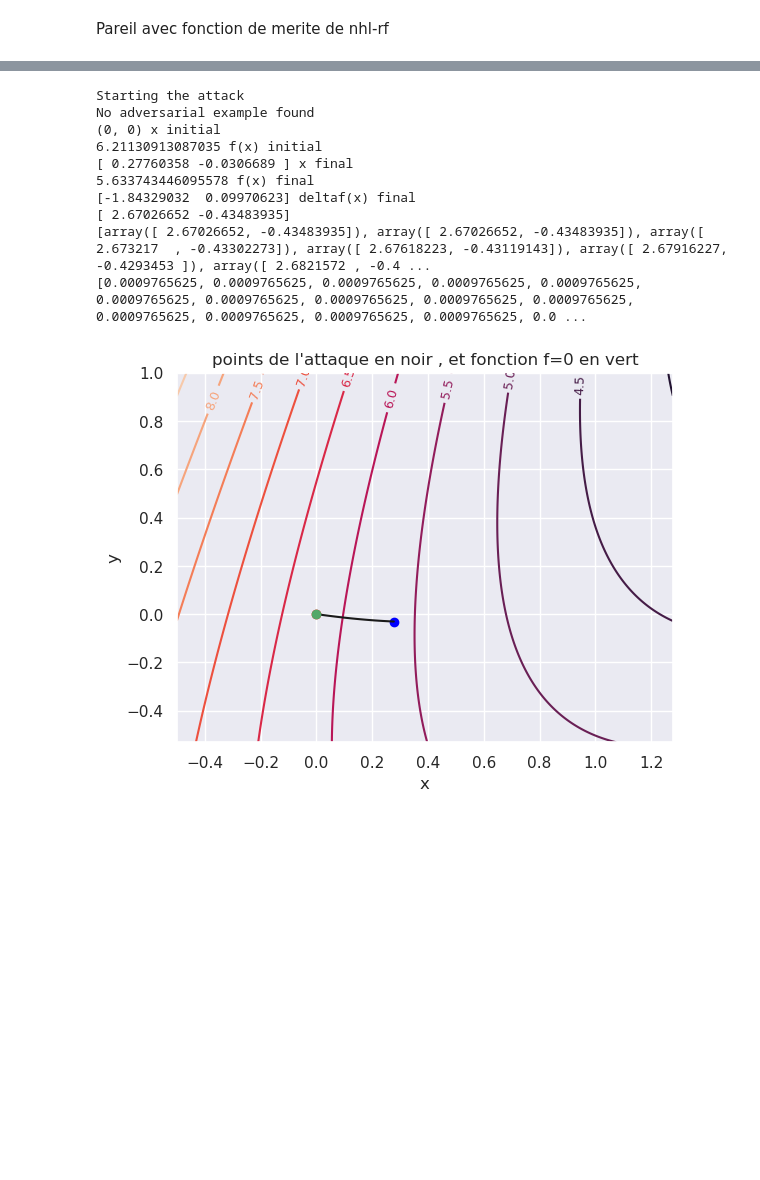
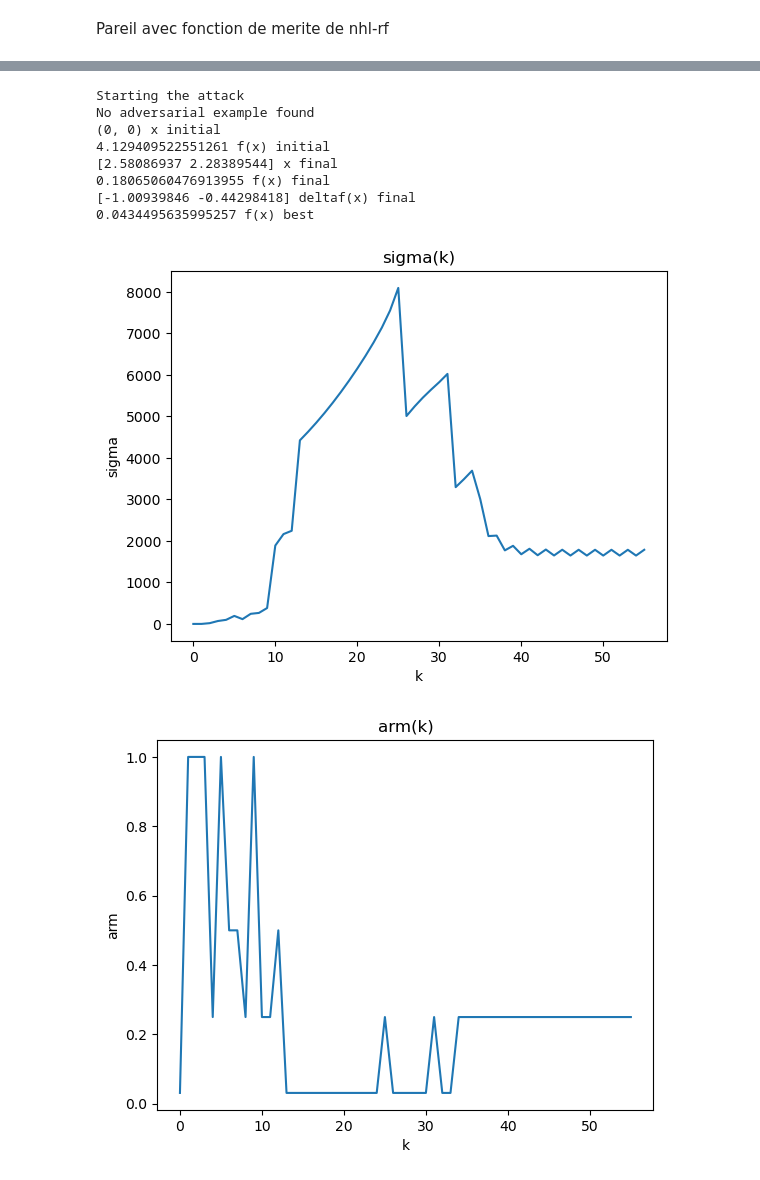
Before and after one commit to p-chaurand/HLRF, a Jupyter notebook: HLRF_2d/hlrf_divers_test.ipynb, the cells around one changed output, grey strips where cells are left out. Cells and saved outputs as stored; diff of their text form; code cells hidden in the pictures; blank space fills up the shorter version.

```diff
--- a/HLRF_2d/hlrf_divers_test.ipynb
+++ b/HLRF_2d/hlrf_divers_test.ipynb
@@ -307,7 +441,7 @@ Pareil avec fonction de merite de nhl-rf
 #test the attack
 print(f((0,0)))
 print(deltaf((0,0)))
-attack = nHLRF_attack(f,deltaf,maxiter=1000,omega=0.1,omega2=0.9)
+attack = nHLRF_attack(f,deltaf,maxiter=100,omega=0.1,omega2=0.9)
 attack()
 print(attack.x,"x final")
 print(attack.fs[-1],"f(x) final")
@@ -335,7 +469,7 @@ plt.show()
 #the points xi are in blue
 #the points x0 and x are in green
 #the points xk and xk+1 are linked by a line in black
-sns.set()
+
 x = np.linspace(x_min,x_max,1000)
 y = np.linspace(y_min,y_max,1000)
 X,Y = np.meshgrid(x,y)
@@ -343,6 +477,7 @@ Z = np.zeros((1000,1000))
 for i in range(1000):
 	for j in range(1000):
 		Z[i,j] = f((X[i,j],Y[i,j]))
+
 
 fig, ax = plt.subplots()
 cs = ax.contour(X,Y,Z,levels=[-10,-9,-8,-7,-6,-5,-4,-3,-2,-1,0,1,2,3,4,5,6])
@@ -352,6 +487,7 @@ xs_x = [x[0] for x in attack.xs]
 xs_y = [x[1] for x in attack.xs]
 ax.plot(xs_x,xs_y,'-k')
 ax.plot(xs_x[0],xs_y[0],'og')
+ax.scatter(attack.best_x[0],attack.best_x[1],color='blue')
 ax.scatter(attack.x[0],attack.x[1],color='blue')
 #ax.scatter(xi[:,0],xi[:,1],color='blue')
 ax.scatter(0,0,color='red')
@@ -361,11 +497,19 @@ ax.set_title('points de l\'attaque en noir , et fonction f=0 en rouge')
 plt.show()
 
 #plot the function f at the points x0,x1,...,xk with seaborn
-sns.set()
+
 plt.subplots()
 plt.plot(attack.fs)
 plt.xlabel('k')
 plt.ylabel('f(xk)')
 plt.title('f(xk) en fonction de k')
 plt.show()
+
+norm_delta_f = [np.linalg.norm(x) for x in attack.dfs]
+plt.subplots()
+plt.plot(norm_delta_f)
+plt.xlabel('k')
+plt.ylabel('norm deltaf(xk)')
+plt.title('norm delta f(xk) en fonction de k')
+plt.show()
 # %% [output]
@@ -442,14 +606,12 @@ No adversarial example found
 # %%
-attack = nHLRF_attack(g,delta_g,maxiter=100,omega=0.1,omega2=0.9,x0=(0,0))
+attack = nHLRF_attack(g,delta_g,maxiter=500,omega=0.1,omega2=0.9,x0=(0,0),epsilon=0.1)
 attack()
 print(attack.xs[0],"x initial")
 print(attack.fs[0],"f(x) initial")
 print(attack.x,"x final")
 print(attack.fs[-1],"f(x) final")
 print(attack.dfs[-1],"deltaf(x) final")
-print(attack.ds[0])
-print(attack.ds,'descent dir')
-print(attack.arm,'armijo')
+print(attack.f(attack.best_x),"f(x) best")
 
 
 x_attack = [x[0] for x in attack.xs]
@@ -459,6 +621,29 @@ x_max = max(x_attack) + 1
 y_min = min(y_attack) - 0.5
 y_max = max(y_attack) + 1
 
+fig,ax = plt.subplots()
+ax.plot(attack.sigmas)
+ax.set_xlabel('k')
+ax.set_ylabel('sigma')
+ax.set_title('sigma(k)')
+plt.show()
+
+
+fig,ax = plt.subplots()
+ax.plot(attack.arm)
+ax.set_xlabel('k')
+ax.set_ylabel('arm')
+ax.set_title('arm(k)')
+plt.show()
+
+
+fig,ax = plt.subplots()
+norm = [np.linalg.norm(x) for x in attack.dfs]
+ax.plot(norm)
+ax.set_xlabel('k')
+ax.set_ylabel('norm')
+ax.set_title('norm of deltaf(k)')
+plt.show()
 
 #plot the results of the attack and the function f and its gradient deltaf in the plane R^2 with seaborn
 #the point x such that f(x)=0 is in red
@@ -466,41 +651,51 @@ y_max = max(y_attack) + 1
 #the points x0 and x are in green
 #the points xk and xk+1 are linked by a line in black
 
 
 
-sns.set()
+
 x = np.linspace(x_min,x_max,1000)
 y = np.linspace(y_min,y_max,1000)
 X,Y = np.meshgrid(x,y)
 Z = np.zeros((1000,1000))
 for i in range(1000):
 	for j in range(1000):
 		Z[i,j] = g((X[i,j],Y[i,j]))
 
 fig, ax = plt.subplots()
 cs = ax.contour(X,Y,Z,10)
 ax.clabel(cs, fontsize=9, inline=True)
 ax.contour(X,Y,Z,levels=[0],colors='green')
 xs_x = [x[0] for x in attack.xs]
 xs_y = [x[1] for x in attack.xs]
 ax.plot(xs_x,xs_y,'-k')
-ax.plot(xs_x[0],xs_y[0],'og')
 ax.scatter(attack.x[0],attack.x[1],color='blue')
 #ax.scatter(xi[:,0],xi[:,1],color='blue')
-ax.scatter(0,0,color='red')
+ax.scatter(attack.xs[0][0],attack.xs[0][1],color='green')
 ax.set_xlabel('x')
 ax.set_ylabel('y')
 ax.set_title('points de l\'attaque en noir , et fonction f=0 en vert')
 plt.show()
+
+# print the angle between the gradient of f and the descent direction
+# the angle should be close to 0°
+angles = []
+for i in range(len(attack.dfs)):
+	angles.append(np.arccos(np.dot(attack.dfs[i],attack.ds[i])/(np.linalg.norm(attack.dfs[i])*np.linalg.norm(attack.ds[i]))))
+fig,ax = plt.subplots()
+ax.plot(angles)
+ax.set_xlabel('k')
+ax.set_ylabel('angle')
+ax.set_title('angle between deltaf(k) and deltaf(k+1)')
+plt.show()
 # %% [output]
 Starting the attack
 No adversarial example found
 (0, 0) x initial
-6.21130913087035 f(x) initial
-[ 0.27760358 -0.0306689 ] x final
-5.633743446095578 f(x) final
-[-1.84329032  0.09970623] deltaf(x) final
-[ 2.67026652 -0.43483935]
-[array([ 2.67026652, -0.43483935]), array([ 2.67026652, -0.43483935]), array([ 2.673217  , -0.43302273]), array([ 2.67618223, -0.43119143]), array([ 2.67916227, -0.4293453 ]), array([ 2.6821572 , -0.4 ...
-[0.0009765625, 0.0009765625, 0.0009765625, 0.0009765625, 0.0009765625, 0.0009765625, 0.0009765625, 0.0009765625, 0.0009765625, 0.0009765625, 0.0009765625, 0.0009765625, 0.0009765625, 0.0009765625, 0.0 ...
+4.129409522551261 f(x) initial
+[2.58086937 2.28389544] x final
+0.18065060476913955 f(x) final
+[-1.00939846 -0.44298418] deltaf(x) final
+0.0434495635995257 f(x) best
-[figure, old version]
+[figure, new version]
+[figure, added]
```
Also changed, not shown: parts of 7 cells of this notebook.
